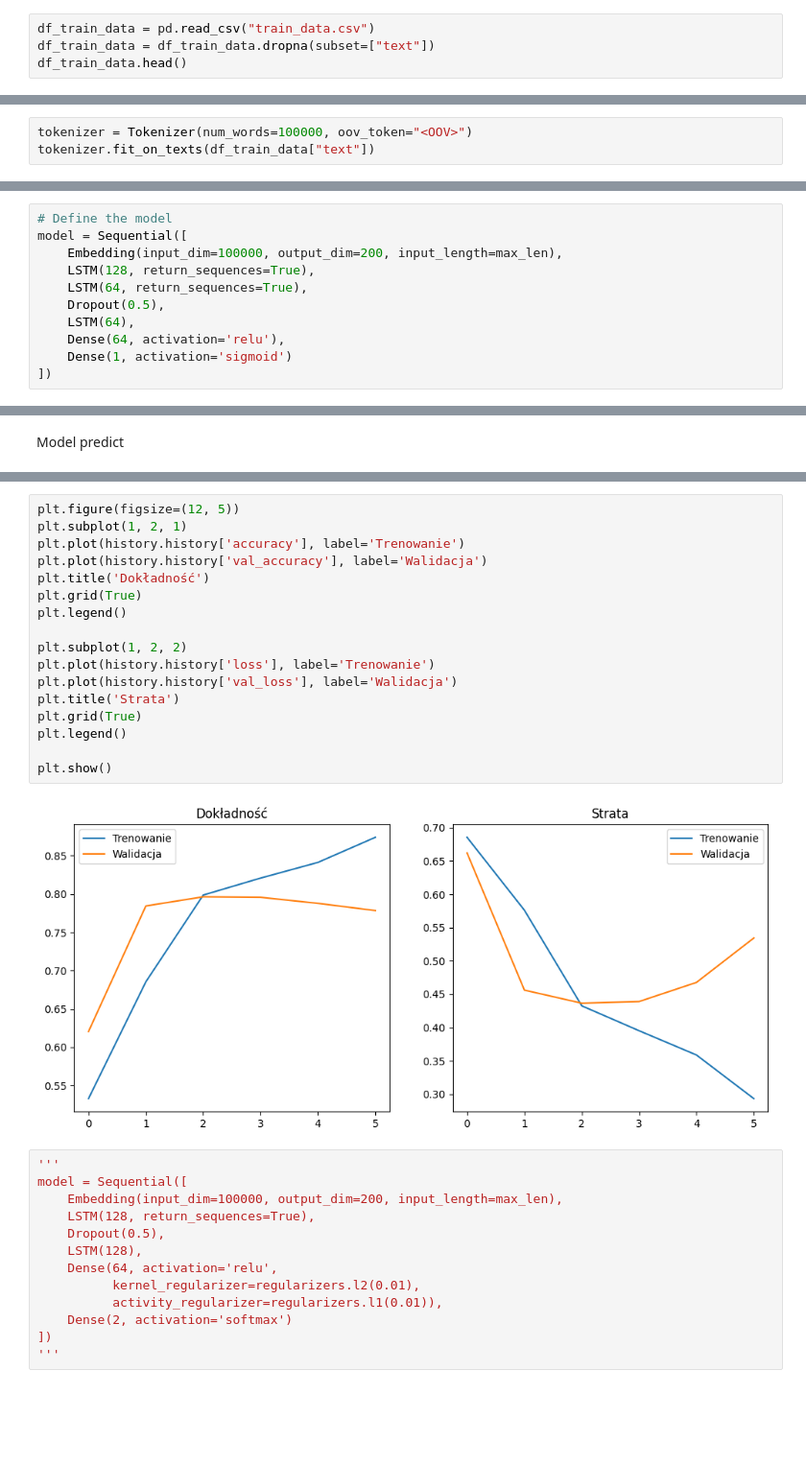
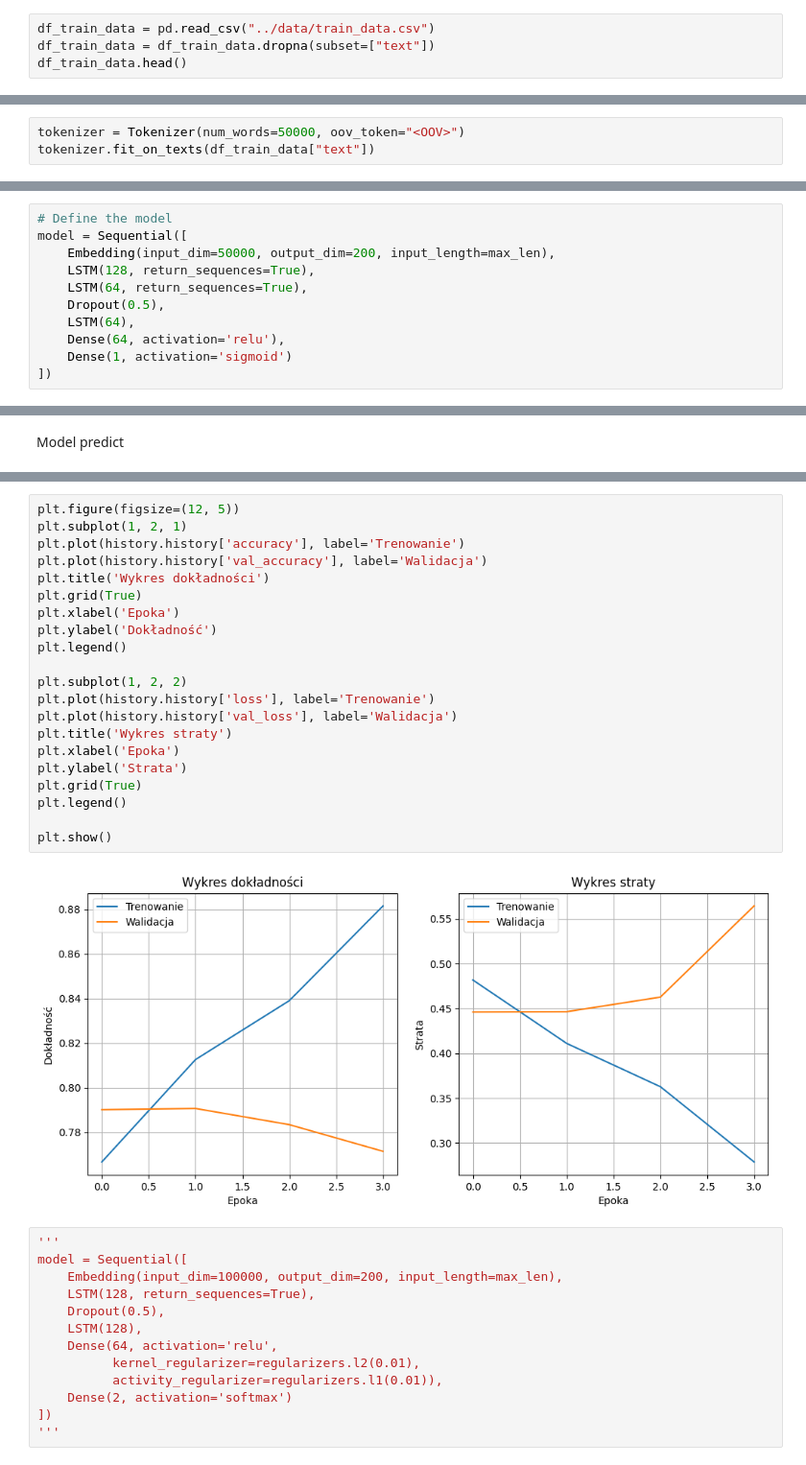
Before and after one commit to psmajdor/GUiIO_pt2, a Jupyter notebook: RNN-LSTM/rnn_lstm_base.ipynb, the cells around one changed output, grey strips where cells are left out. Shown: that part at 96% size. Cells and saved outputs as stored; diff of their text form; blank space fills up the shorter version.

```diff
--- a/RNN-LSTM/rnn_lstm_base.ipynb
+++ b/RNN-LSTM/rnn_lstm_base.ipynb
@@ -42,7 +42,7 @@ import seaborn as sns
 # %% [markdown]
 Data preprocessing
 # %%
-df_train_data = pd.read_csv("train_data.csv")
+df_train_data = pd.read_csv("../data/train_data.csv")
 df_train_data = df_train_data.dropna(subset=["text"])
 df_train_data.head()
 # %% [output]
@@ -107,7 +107,7 @@ print(f"Words needed for 99% coverage: {cutoff_99}")
 # %% [output]
 '\ntokenizer = Tokenizer(oov_token="<OOV>")\ntokenizer.fit_on_texts(df_train_data["text"])\n# Frequency-sorted list\nword_counts = tokenizer.word_counts  # word -> count dictionary\nword_freq_df = pd. ...
 # %%
-tokenizer = Tokenizer(num_words=100000, oov_token="<OOV>")
+tokenizer = Tokenizer(num_words=50000, oov_token="<OOV>")
 tokenizer.fit_on_texts(df_train_data["text"])
 # %%
 sequences = tokenizer.texts_to_sequences(df_train_data['text'])
@@ -127,7 +127,7 @@ RNN-LSTM Model
 # %%
 # Define the model
 model = Sequential([
-    Embedding(input_dim=100000, output_dim=200, input_length=max_len),
+    Embedding(input_dim=50000, output_dim=200, input_length=max_len),
     LSTM(128, return_sequences=True),
     LSTM(64, return_sequences=True),
     Dropout(0.5),
@@ -240,22 +236,26 @@ Dokładność na danych testowych: 0.7971
 # %%
 plt.figure(figsize=(12, 5))
 plt.subplot(1, 2, 1)
 plt.plot(history.history['accuracy'], label='Trenowanie')
 plt.plot(history.history['val_accuracy'], label='Walidacja')
-plt.title('Dokładność')
+plt.title('Wykres dokładności')
 plt.grid(True)
+plt.xlabel('Epoka')
+plt.ylabel('Dokładność')
 plt.legend()
 
 plt.subplot(1, 2, 2)
 plt.plot(history.history['loss'], label='Trenowanie')
 plt.plot(history.history['val_loss'], label='Walidacja')
-plt.title('Strata')
+plt.title('Wykres straty')
+plt.xlabel('Epoka')
+plt.ylabel('Strata')
 plt.grid(True)
 plt.legend()
 
 plt.show()
 # %% [output]
-[figure, old version]
+[figure, new version]
 # %%
 '''
 model = Sequential([
```
Also changed, not shown: parts of 8 cells of this notebook, 4 other files.
